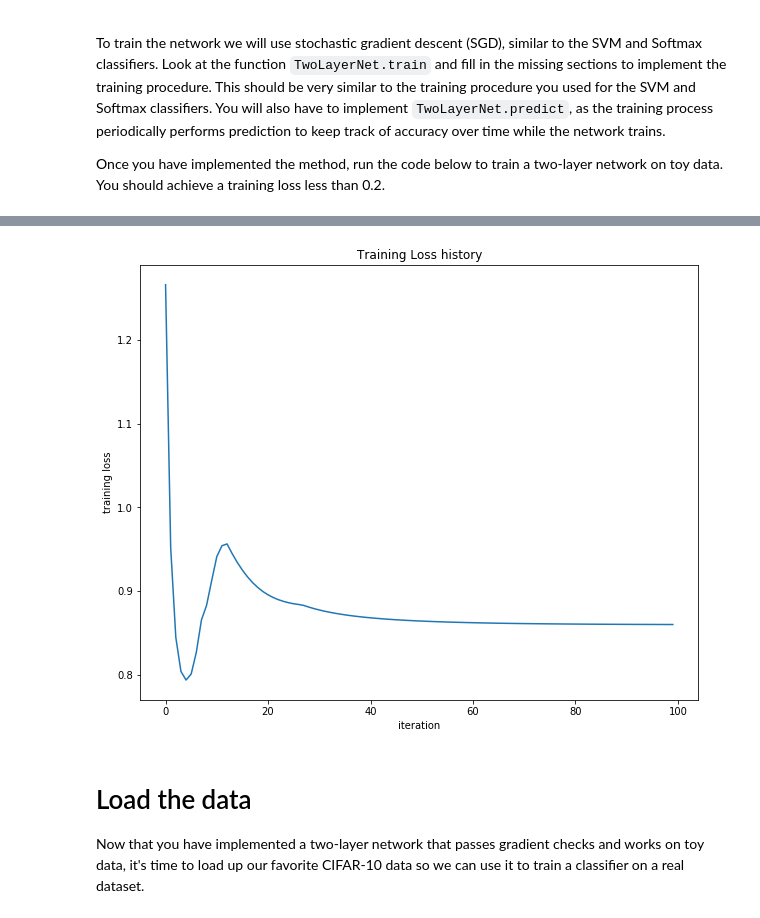
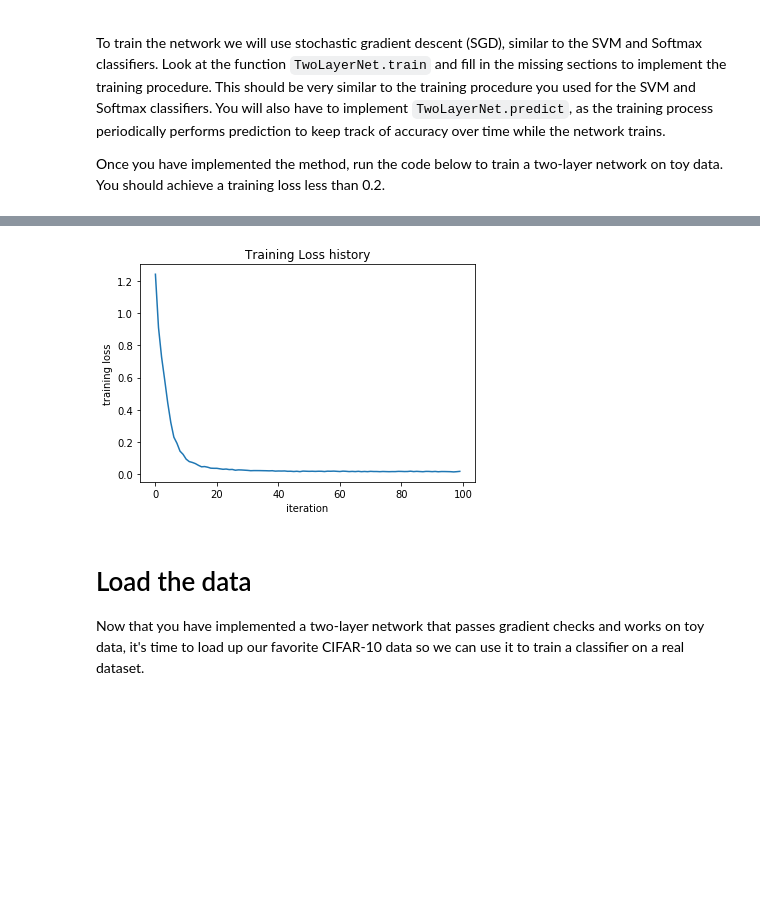
Before and after one commit to Johnwei386/Warehouse, a Jupyter notebook: ML/DL/cs231n/assignment1/two_layer_net.ipynb, the cells around one changed output, grey strips where cells are left out. Drawn from its saved outputs; the diff is of its cells as text; code cells hidden in the pictures; blank space fills up the shorter version.

```diff
--- a/ML/DL/cs231n/assignment1/two_layer_net.ipynb
+++ b/ML/DL/cs231n/assignment1/two_layer_net.ipynb
@@ -141,7 +138,7 @@ Once you have implemented the method, run the code below to train a two-layer ne
 net = init_toy_model()
 stats = net.train(X, y, X, y,
             learning_rate=1e-1, reg=5e-6,
-            num_iters=100, verbose=False, batch_size=5)
+            num_iters=100, verbose=False)
 
 print('Final training loss: ', stats['loss_history'][-1])
 
@@ -156,4 +153,4 @@ Final training loss:  0.860124857553744
-[figure, old version]
+[figure, new version]
 # %% [markdown]
 # Load the data
 Now that you have implemented a two-layer network that passes gradient checks and works on toy data, it's time to load up our favorite CIFAR-10 data so we can use it to train a classifier on a real dataset.
```
Also changed, not shown: parts of 11 cells of this notebook, 3 other files.
